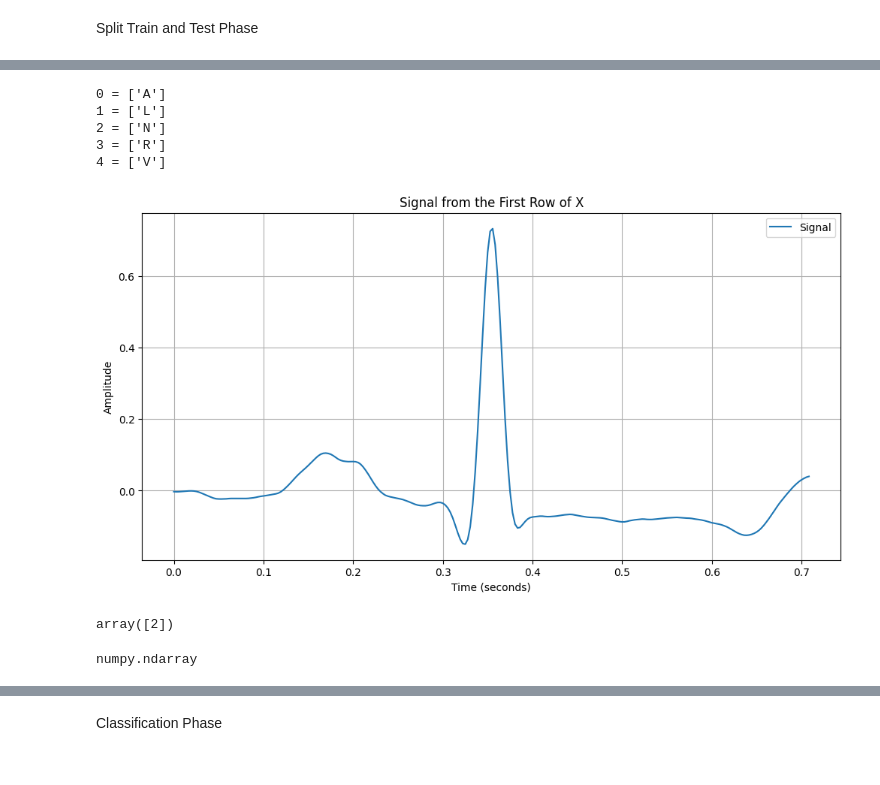
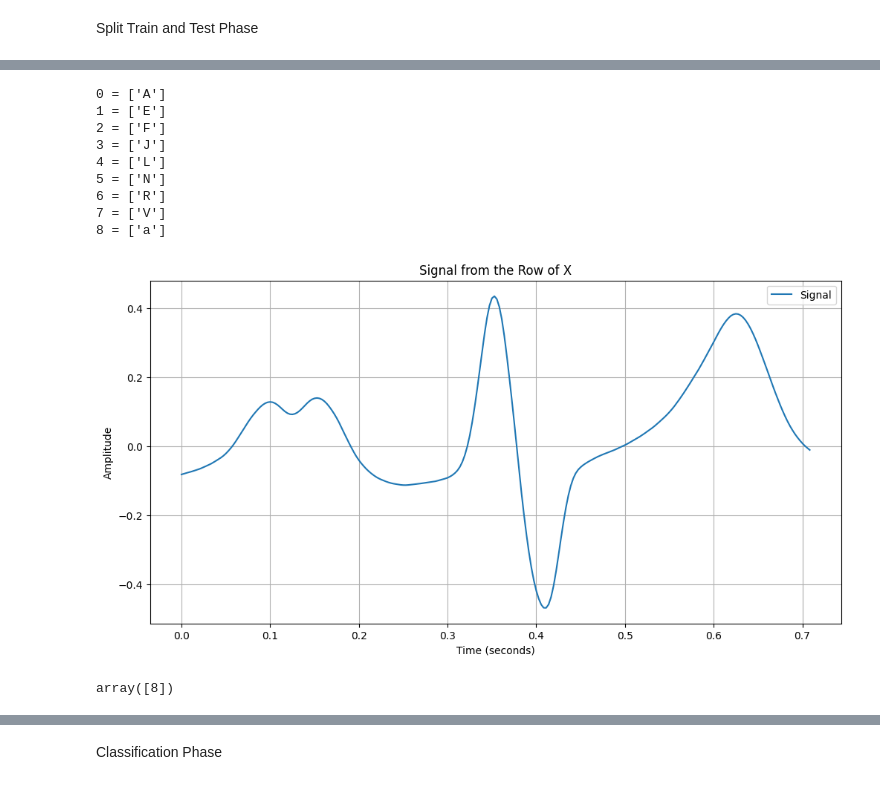
Before and after one commit to macreai/Arrhytmia-Detection-Explainable, a Jupyter notebook: python_TA/classification.ipynb, the cells around one changed output, grey strips where cells are left out. Saved outputs shown, nothing was run; the diff lists cells and outputs as text; code cells hidden in the pictures.

```diff
--- a/python_TA/classification.ipynb
+++ b/python_TA/classification.ipynb
@@ -88,9 +78,9 @@ for csv_file in csv_files:
 
 combined_data = pd.concat(dfs, ignore_index=True)
 
-labels_to_eliminate = ['a', 'E', 'F', 'J']
+# labels_to_eliminate = ['a', 'E', 'F', 'J']
 
-filtered_data = combined_data[~combined_data.iloc[:, -1].isin(labels_to_eliminate)]
+# filtered_data = combined_data[~combined_data.iloc[:, -1].isin(labels_to_eliminate)]
 
-X = filtered_data.iloc[:, :-1]
-y = filtered_data.iloc[:, -1]
+X = combined_data.iloc[:, :-1]
+y = combined_data.iloc[:, -1]
@@ -135,0 +117,3 @@ Label 4: 4834 occurrences
+# %%
+sm = SMOTE(random_state=42)
+X_resampling, y_resampling = sm.fit_resample(X, y)
@@ -136,34 +137,34 @@ Label 4: 4834 occurrences
 # %%
-for i in range(5):
+for i in range(9):
     print(i, "=", le.inverse_transform([i]))
 # %% [output]
 0 = ['A']
-1 = ['L']
-2 = ['N']
-3 = ['R']
-4 = ['V']
+1 = ['E']
+2 = ['F']
+3 = ['J']
+4 = ['L']
+5 = ['N']
+6 = ['R']
+7 = ['V']
+8 = ['a']
 # %%
-signal_row = X.iloc[100, :].values
+signal_row = X_resampling.iloc[80000, :].values
 fs = 360
 
 # Create a time axis based on the sampling frequency
 time_axis = np.arange(0, len(signal_row)) / fs
 
 # Plot the signal
 plt.figure(figsize=(12, 6))
 plt.plot(time_axis, signal_row, label='Signal')
 plt.title('Signal from the Row of X')
 plt.xlabel('Time (seconds)')
 plt.ylabel('Amplitude')
 plt.legend()
 plt.grid(True)
 plt.show()
 
-pd.DataFrame(y).iloc[100, :].values
+pd.DataFrame(y_resampling).iloc[80000, :].values
 # %% [output]
-[figure, old version]
+[figure, new version]
-array([2])
+array([8])
-# %%
-type(signal_row)
-# %% [output]
-numpy.ndarray
```
Also changed, not shown: parts of 28 cells of this notebook, 2 other files.
